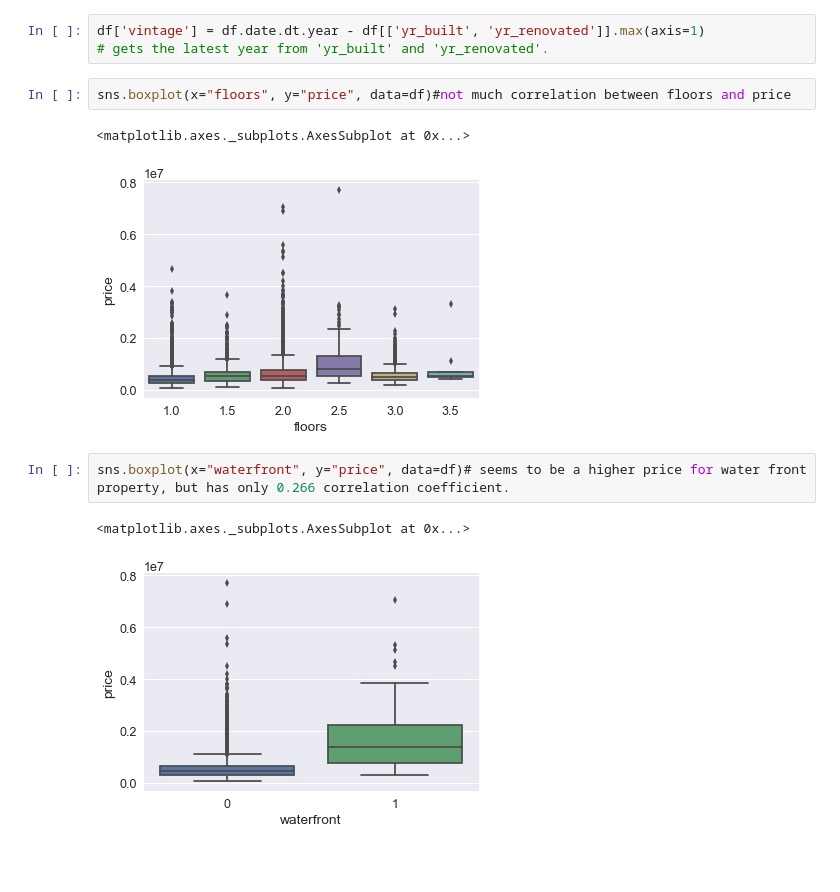
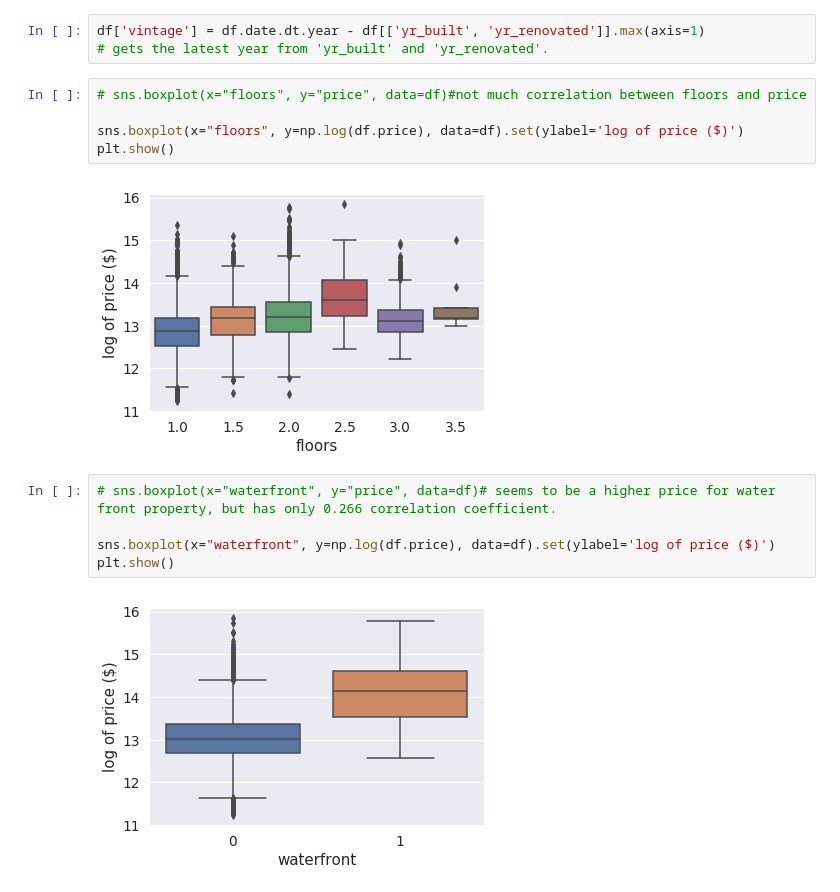
Before and after one commit to larnylopez/STAT-131-Project, a Jupyter notebook: final-checkpoint.ipynb, the cells around one changed output. Saved outputs shown, nothing was run; the diff lists cells and outputs as text; blank space fills up the shorter version.

```diff
--- a/final-checkpoint.ipynb
+++ b/final-checkpoint.ipynb
@@ -168,14 +192,18 @@ corrmat.loc[:,'price':'price'].sort_values('price').iloc[1:15,:]
 df['vintage'] = df.date.dt.year - df[['yr_built', 'yr_renovated']].max(axis=1)
 # gets the latest year from 'yr_built' and 'yr_renovated'.
 # %%
-sns.boxplot(x="floors", y="price", data=df)#not much correlation between floors and price
+# sns.boxplot(x="floors", y="price", data=df)#not much correlation between floors and price
+
+sns.boxplot(x="floors", y=np.log(df.price), data=df).set(ylabel='log of price ($)')
+plt.show()
 # %% [output]
-<matplotlib.axes._subplots.AxesSubplot at 0x...>
-[figure, old version]
+[figure, new version]
 # %%
-sns.boxplot(x="waterfront", y="price", data=df)# seems to be a higher price for water front property, but has only 0.266 correlation coefficient.
+# sns.boxplot(x="waterfront", y="price", data=df)# seems to be a higher price for water front property, but has only 0.266 correlation coefficient.
+
+sns.boxplot(x="waterfront", y=np.log(df.price), data=df).set(ylabel='log of price ($)')
+plt.show()
 # %% [output]
-<matplotlib.axes._subplots.AxesSubplot at 0x...>
-[figure, old version]
+[figure, new version]
 # %%
 df.plot.scatter(x='lat',y='price',c='green') #latitude also does not seem to have strong correlation.
```
Also changed, not shown: parts of 15 cells of this notebook.
